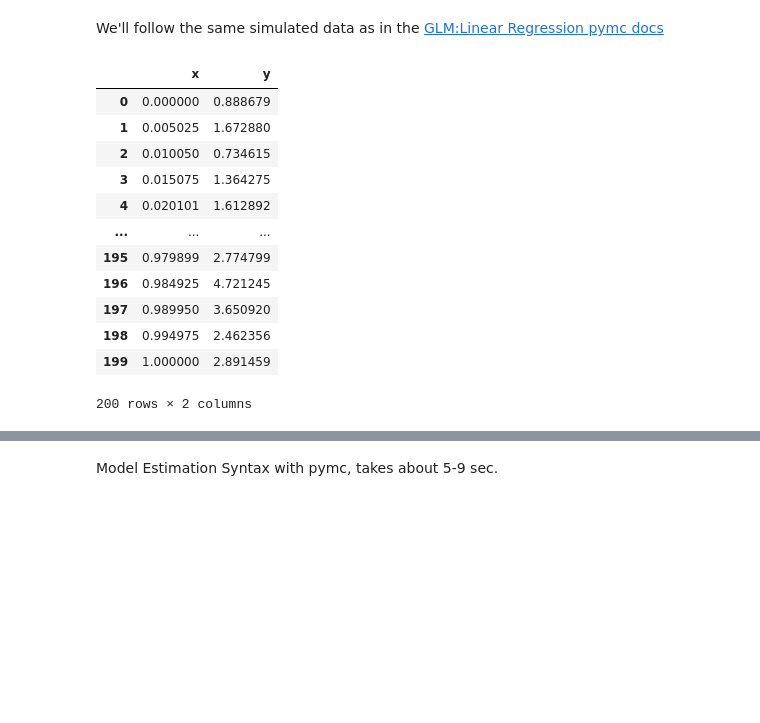
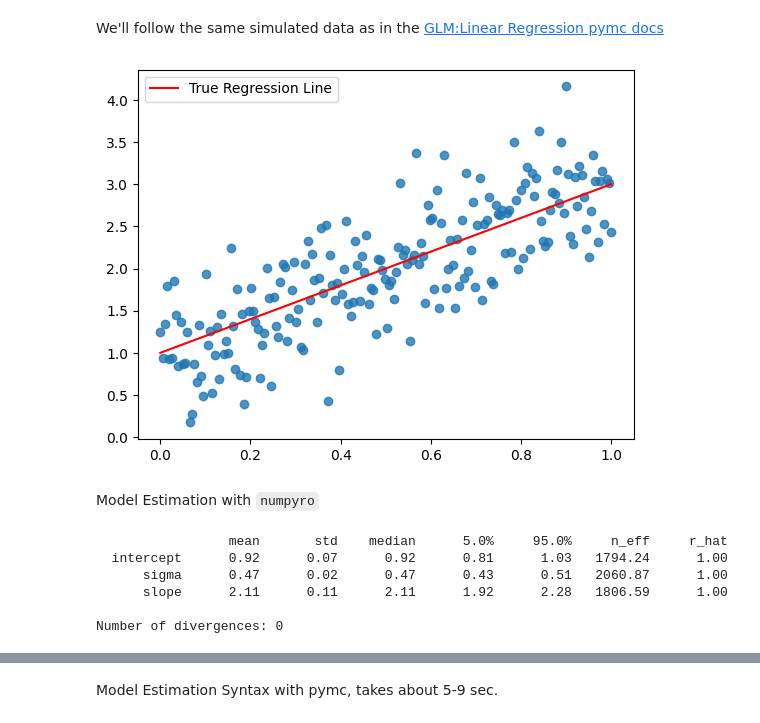
Before and after one commit to banditkings/learning-causal-impact, a Jupyter notebook: notebooks/pymc/0.0-pymc-linear_model.ipynb, the cells around one changed output, grey strips where cells are left out. Cells and saved outputs as stored; diff of their text form; code cells hidden in the pictures; blank space fills up the shorter version.

```diff
--- a/notebooks/pymc/0.0-pymc-linear_model.ipynb
+++ b/notebooks/pymc/0.0-pymc-linear_model.ipynb
@@ -18,8 +16,8 @@ from pymc import HalfCauchy, Model, Normal
 # %% [markdown]
 We'll follow the same simulated data as in the [GLM:Linear Regression pymc docs](https://www.pymc.io/projects/docs/en/stable/learn/core_notebooks/GLM_linear.html)
 # %%
-RANDOM_SEED = 8927
-rng = np.random.default_rng(RANDOM_SEED)
+# Simulate Data
+np.random.seed(42)
 
 size = 200
 true_intercept = 1
@@ -29,22 +27,46 @@ x = np.linspace(0, 1, size)
 # y = a + b*x
 true_regression_line = true_intercept + true_slope * x
 # add noise
-y = true_regression_line + rng.normal(scale=0.5, size=size)
-
-data = pd.DataFrame(dict(x=x, y=y))
+y = true_regression_line + np.random.normal(0, 0.5, size)
-# %%
-data
-# %% [output]
-|  | x | y |
-| 0 | 0.000000 | 0.888679 |
-| 1 | 0.005025 | 1.672880 |
-| 2 | 0.010050 | 0.734615 |
-| 3 | 0.015075 | 1.364275 |
-| 4 | 0.020101 | 1.612892 |
-| ... | ... | ... |
-| 195 | 0.979899 | 2.774799 |
-| 196 | 0.984925 | 4.721245 |
-| 197 | 0.989950 | 3.650920 |
-| 198 | 0.994975 | 2.462356 |
-| 199 | 1.000000 | 2.891459 |
-200 rows × 2 columns
+# %%
+plt.scatter(x, y, alpha=0.8)
+plt.plot(x, true_regression_line, c='r', label='True Regression Line')
+plt.legend();
+# %% [output]
+[figure, added]
+# %% [markdown]
+Model Estimation with `numpyro`
+# %%
+import numpyro
+import numpyro.distributions as dist
+import jax.numpy as jnp
+from jax import random
+from numpyro.infer import MCMC, NUTS, Predictive
+
+def numpyro_model(x, y):
+    sigma = numpyro.sample("sigma", dist.HalfCauchy(10))
+    intercept = numpyro.sample("intercept", dist.Normal(0,20))
+    slope = numpyro.sample("slope", dist.Normal(0,20))
+
+    # mu = intercept + slope*x
+    mu = numpyro.deterministic('mu', intercept + slope * x)
+    likelihood = numpyro.sample("y", dist.Normal(mu, sigma), obs=y)
+    return likelihood
+
+# 2. Run Inference engine to get posterior
+nuts_kernel = NUTS(numpyro_model)
+mcmc = MCMC(nuts_kernel, num_warmup=1000, num_samples=1000, num_chains=4)
+# jax needs a rng key
+rng_key = random.PRNGKey(seed = 42)
+# running with the observations
+mcmc.run(rng_key,
+         x=x,
+         y=y)
+mcmc.print_summary()
+# %% [output]
+                 mean       std    median      5.0%     95.0%     n_eff     r_hat
+  intercept      0.92      0.07      0.92      0.81      1.03   1794.24      1.00
+      sigma      0.47      0.02      0.47      0.43      0.51   2060.87      1.00
+      slope      2.11      0.11      2.11      1.92      2.28   1806.59      1.00
+
+Number of divergences: 0
```
Also changed, not shown: parts of 18 cells of this notebook, 3 other files.
